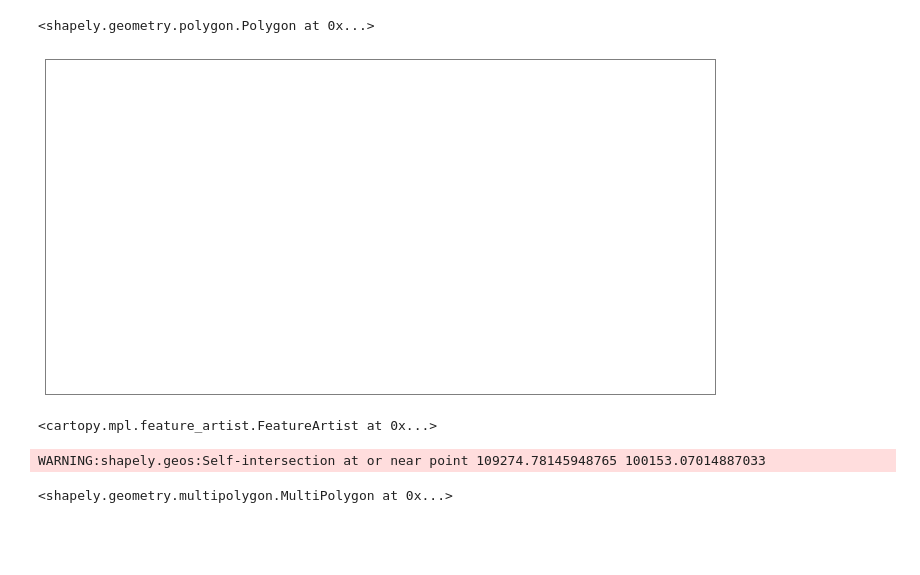
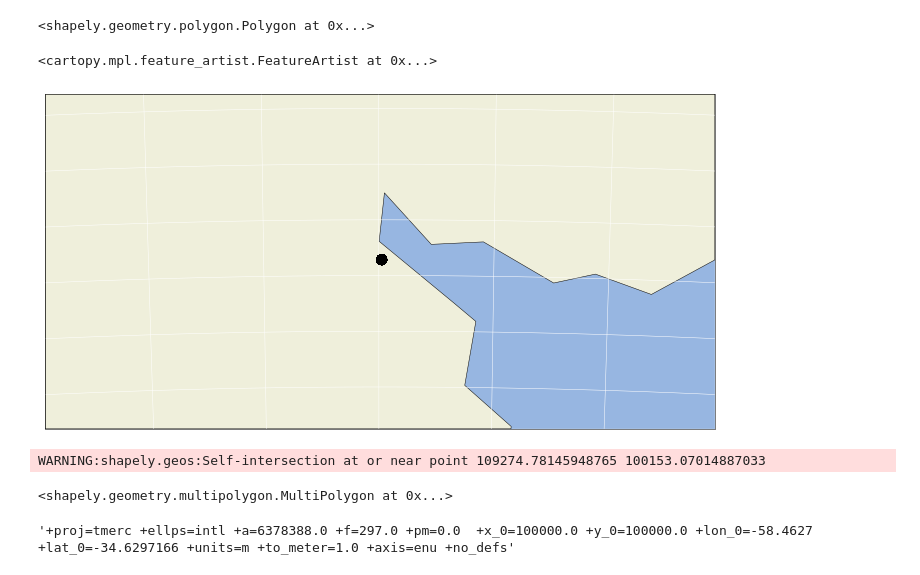
Before and after one commit to gcba/tod, a Jupyter notebook: 3c-Indice de conectividad de colectivos.ipynb, the cells around one changed output. Cells and saved outputs as stored; diff of their text form; code cells hidden in the pictures; blank space fills up the shorter version.

Commit message:
Experimentando con cartopy para graficar layers en ipython.

```diff
--- a/3c-Indice de conectividad de colectivos.ipynb
+++ b/3c-Indice de conectividad de colectivos.ipynb
@@ -35,14 +35,2 @@ matplotlib.use('TkAgg')
 matplotlib.style.use("ggplot")
 import matplotlib.pyplot as plt
-# %%
-fig = plt.figure(figsize=(12, 8), dpi=150)
-ax = plt.axes(projection=GKBA_PROJ)
-ec = 'black'
-fc = [0.9375, 0.9375, 0.859375]
-# %% [output]
-[figure, removed]
-# %%
-ax.add_geometries([surface], GKBA_PROJ, facecolor=fc, edgecolor=ec, linewidth=0.5, zorder=5)
-ax.add_geometries([radio], GKBA_PROJ, facecolor=fc, edgecolor=ec, linewidth=0.5, zorder=5)
-# %% [output]
-<cartopy.mpl.feature_artist.FeatureArtist at 0x...>
@@ -51,3 +37,23 @@ plt.show()
+# %%
+from scripts.geo_utils import GKBA_Proj, GKBA_PROJ
+proj = GKBA_PROJ
+
+fig = plt.figure(figsize=(12, 8), dpi=150)
+ax = plt.axes(projection=proj)
+
+ec = 'black'
+fc = [0.9375, 0.9375, 0.859375]
+
+ax.add_feature(cartopy.feature.OCEAN, zorder=0)
+ax.add_feature(cartopy.feature.LAND, zorder=0, edgecolor='black')
+ax.gridlines()
+
+ax.add_geometries([surface], proj, facecolor=fc, edgecolor=ec, linewidth=0.5, zorder=5)
+ax.add_geometries(polys, proj, facecolor=fc, edgecolor=ec, linewidth=10.5, zorder=5)
+#ax.add_geometries([Point(100000, 100000).buffer(3000)], proj, facecolor=fc, edgecolor=ec, linewidth=10.5, zorder=5)
+# %% [output]
+<cartopy.mpl.feature_artist.FeatureArtist at 0x...>
+[figure, added]
 # %%
 polys = [poly.buffer(0) for poly in polys]
 MultiPolygon(polys)
@@ -56,0 +65,4 @@ WARNING:shapely.geos:Self-intersection at or near point 109274.78145948765 10015
+# %%
+crs.to_proj4()
+# %% [output]
+'+proj=tmerc +ellps=intl +a=6378388.0 +f=297.0 +pm=0.0  +x_0=100000.0 +y_0=100000.0 +lon_0=-58.4627 +lat_0=-34.6297166 +units=m +to_meter=1.0 +axis=enu +no_defs'
```
Also changed, not shown: parts of 5 cells of this notebook, 1 other file.
